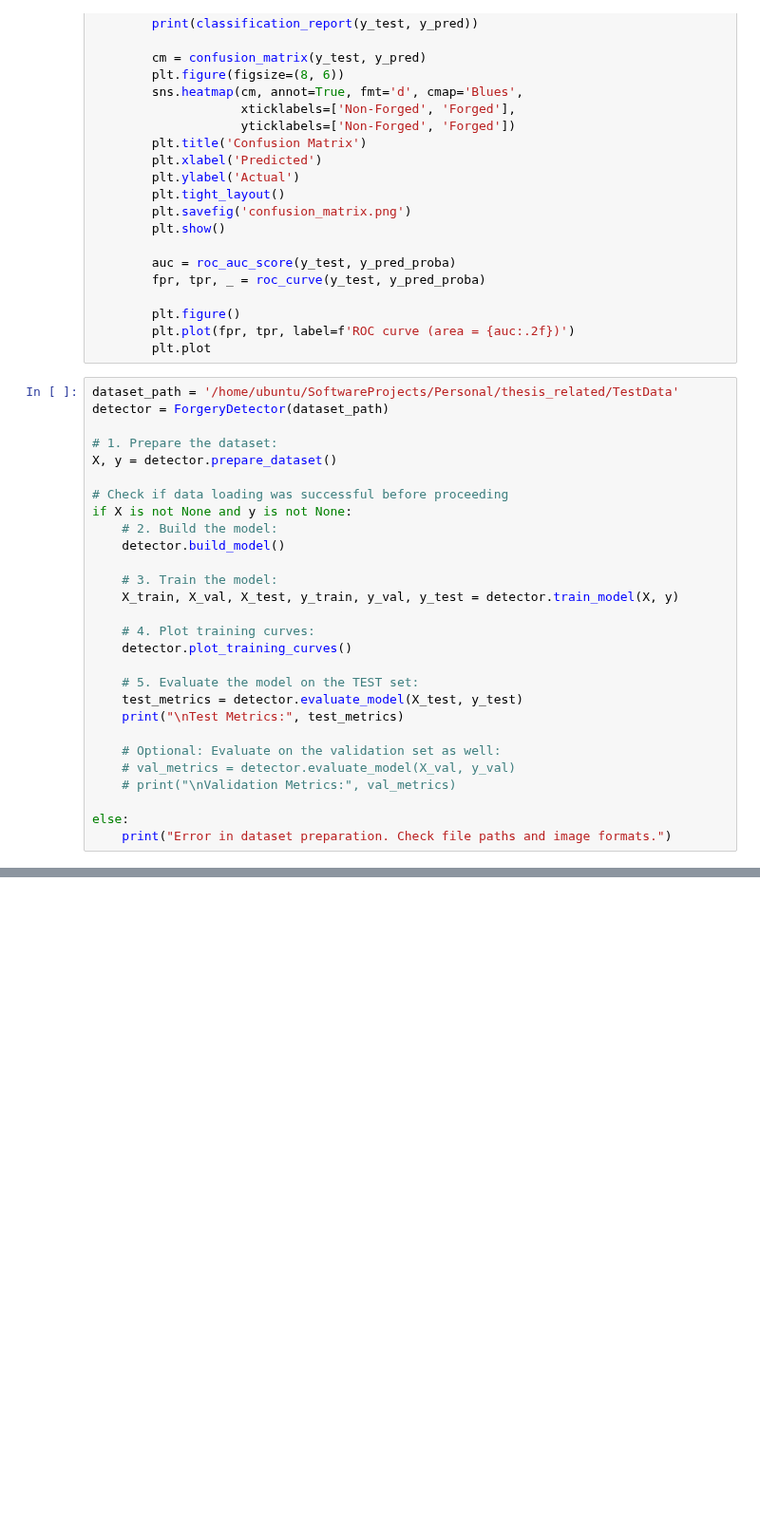
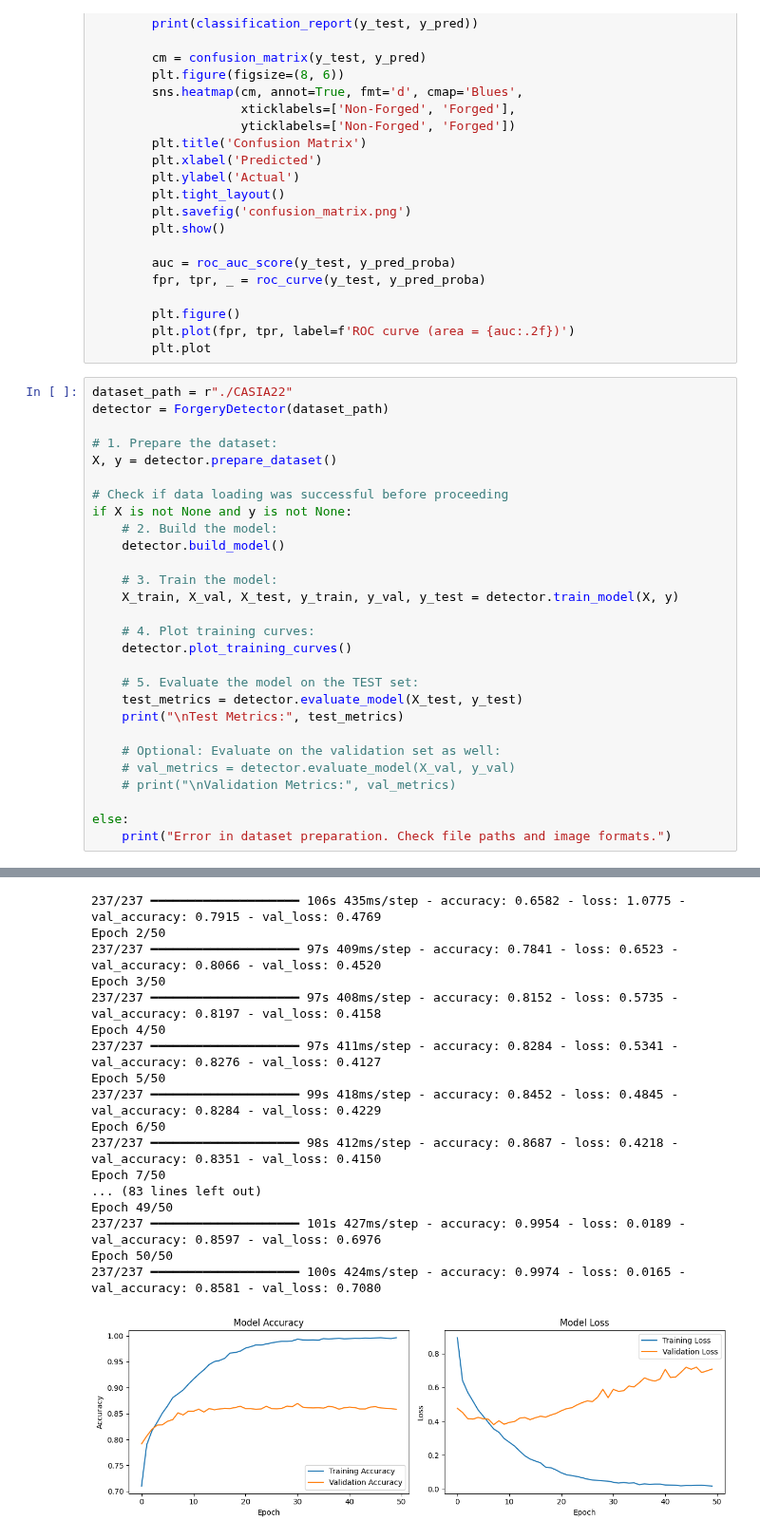
Before and after one commit to nishmakafle/thesis_research, a Jupyter notebook: improved_model.ipynb, the cells around one changed output, grey strips where cells are left out. Shown at 95% size. Cells and saved outputs as stored; diff of their text form; blank space fills up the shorter version.

```diff
--- a/improved_model.ipynb
+++ b/improved_model.ipynb
@@ -198,7 +198,7 @@ class ForgeryDetector:
         plt.plot(fpr, tpr, label=f'ROC curve (area = {auc:.2f})')
         plt.plot
 # %%
-dataset_path = '/home/ubuntu/SoftwareProjects/Personal/thesis_related/TestData'
+dataset_path = r"./CASIA22"
 detector = ForgeryDetector(dataset_path)
 
 # 1. Prepare the dataset:
@@ -225,3 +225,4 @@ if X is not None and y is not None:
 
 else:
     print("Error in dataset preparation. Check file paths and image formats.")
+# %% [output]
@@ -227,0 +255,18 @@ else:
+237/237 ━━━━━━━━━━━━━━━━━━━━ 106s 435ms/step - accuracy: 0.6582 - loss: 1.0775 - val_accuracy: 0.7915 - val_loss: 0.4769
+Epoch 2/50
+237/237 ━━━━━━━━━━━━━━━━━━━━ 97s 409ms/step - accuracy: 0.7841 - loss: 0.6523 - val_accuracy: 0.8066 - val_loss: 0.4520
+Epoch 3/50
+237/237 ━━━━━━━━━━━━━━━━━━━━ 97s 408ms/step - accuracy: 0.8152 - loss: 0.5735 - val_accuracy: 0.8197 - val_loss: 0.4158
+Epoch 4/50
+237/237 ━━━━━━━━━━━━━━━━━━━━ 97s 411ms/step - accuracy: 0.8284 - loss: 0.5341 - val_accuracy: 0.8276 - val_loss: 0.4127
+Epoch 5/50
+237/237 ━━━━━━━━━━━━━━━━━━━━ 99s 418ms/step - accuracy: 0.8452 - loss: 0.4845 - val_accuracy: 0.8284 - val_loss: 0.4229
+Epoch 6/50
+237/237 ━━━━━━━━━━━━━━━━━━━━ 98s 412ms/step - accuracy: 0.8687 - loss: 0.4218 - val_accuracy: 0.8351 - val_loss: 0.4150
+Epoch 7/50
+... (83 lines left out)
+Epoch 49/50
+237/237 ━━━━━━━━━━━━━━━━━━━━ 101s 427ms/step - accuracy: 0.9954 - loss: 0.0189 - val_accuracy: 0.8597 - val_loss: 0.6976
+Epoch 50/50
+237/237 ━━━━━━━━━━━━━━━━━━━━ 100s 424ms/step - accuracy: 0.9974 - loss: 0.0165 - val_accuracy: 0.8581 - val_loss: 0.7080
+[figure, added]
```
Also changed, not shown: parts of 1 cell of this notebook, 4 other files.
